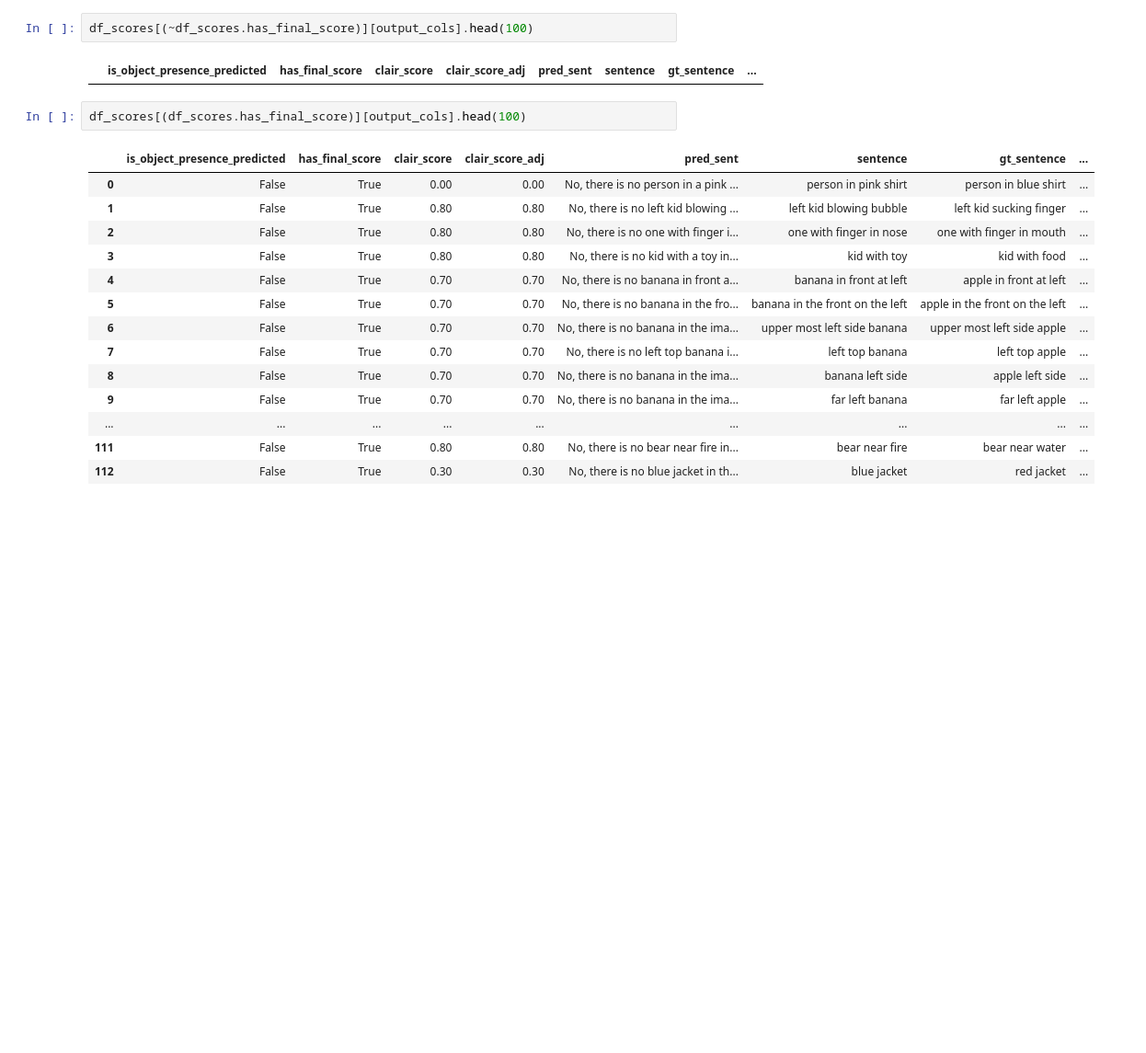
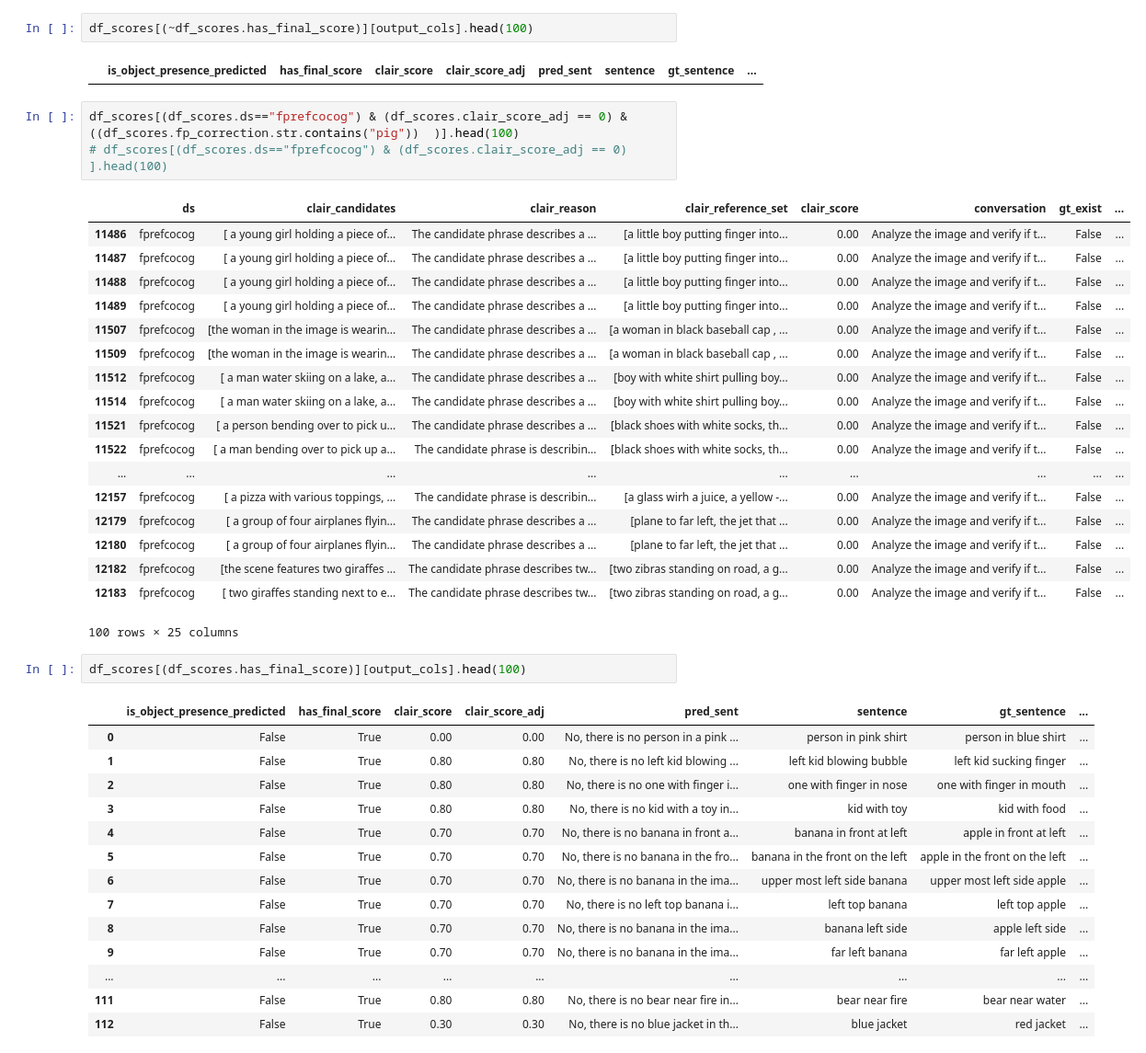
Before and after one commit to GiscardBiamby/cocobetter, a Jupyter notebook: PythonAPI/notebooks/inspect_clair_scores.ipynb, the cells around one changed output. Shown at 92% size. Cells and saved outputs as stored; diff of their text form; blank space fills up the shorter version.

```diff
--- a/PythonAPI/notebooks/inspect_clair_scores.ipynb
+++ b/PythonAPI/notebooks/inspect_clair_scores.ipynb
@@ -676,6 +676,28 @@ df_scores[~df_scores.has_fp_correction][output_cols].sort_values("clair_score_ad
 df_scores[(~df_scores.has_final_score)][output_cols].head(100)
 # %% [output]
 |  | is_object_presence_predicted | has_final_score | clair_score | clair_score_adj | pred_sent | sentence | gt_sentence | ... |
+# %%
+df_scores[(df_scores.ds=="fprefcocog") & (df_scores.clair_score_adj == 0) & ((df_scores.fp_correction.str.contains("pig"))  )].head(100)
+# df_scores[(df_scores.ds=="fprefcocog") & (df_scores.clair_score_adj == 0)  ].head(100)
+# %% [output]
+|  | ds | clair_candidates | clair_reason | clair_reference_set | clair_score | conversation | gt_exist | ... |
+| 11486 | fprefcocog | [ a young girl holding a piece of... | The candidate phrase describes a ... | [a little boy putting finger into... | 0.00 | Analyze the image and verify if t... | False | ... |
+| 11487 | fprefcocog | [ a young girl holding a piece of... | The candidate phrase describes a ... | [a little boy putting finger into... | 0.00 | Analyze the image and verify if t... | False | ... |
+| 11488 | fprefcocog | [ a young girl holding a piece of... | The candidate phrase describes a ... | [a little boy putting finger into... | 0.00 | Analyze the image and verify if t... | False | ... |
+| 11489 | fprefcocog | [ a young girl holding a piece of... | The candidate phrase describes a ... | [a little boy putting finger into... | 0.00 | Analyze the image and verify if t... | False | ... |
+| 11507 | fprefcocog | [the woman in the image is wearin... | The candidate phrase describes a ... | [a woman in black baseball cap , ... | 0.00 | Analyze the image and verify if t... | False | ... |
+| 11509 | fprefcocog | [the woman in the image is wearin... | The candidate phrase describes a ... | [a woman in black baseball cap , ... | 0.00 | Analyze the image and verify if t... | False | ... |
+| 11512 | fprefcocog | [ a man water skiing on a lake, a... | The candidate phrase describes a ... | [boy with white shirt pulling boy... | 0.00 | Analyze the image and verify if t... | False | ... |
+| 11514 | fprefcocog | [ a man water skiing on a lake, a... | The candidate phrase describes a ... | [boy with white shirt pulling boy... | 0.00 | Analyze the image and verify if t... | False | ... |
+| 11521 | fprefcocog | [ a person bending over to pick u... | The candidate phrase describes a ... | [black shoes with white socks, th... | 0.00 | Analyze the image and verify if t... | False | ... |
+| 11522 | fprefcocog | [ a man bending over to pick up a... | The candidate phrase is describin... | [black shoes with white socks, th... | 0.00 | Analyze the image and verify if t... | False | ... |
+| ... | ... | ... | ... | ... | ... | ... | ... | ... |
+| 12157 | fprefcocog | [ a pizza with various toppings, ... | The candidate phrase is describin... | [a glass wirh a juice, a yellow -... | 0.00 | Analyze the image and verify if t... | False | ... |
+| 12179 | fprefcocog | [ a group of four airplanes flyin... | The candidate phrase describes a ... | [plane to far left, the jet that ... | 0.00 | Analyze the image and verify if t... | False | ... |
+| 12180 | fprefcocog | [ a group of four airplanes flyin... | The candidate phrase describes a ... | [plane to far left, the jet that ... | 0.00 | Analyze the image and verify if t... | False | ... |
+| 12182 | fprefcocog | [the scene features two giraffes ... | The candidate phrase describes tw... | [two zibras standing on road, a g... | 0.00 | Analyze the image and verify if t... | False | ... |
+| 12183 | fprefcocog | [ two giraffes standing next to e... | The candidate phrase describes tw... | [two zibras standing on road, a g... | 0.00 | Analyze the image and verify if t... | False | ... |
+100 rows × 25 columns
 # %%
 df_scores[(df_scores.has_final_score)][output_cols].head(100)
 # %% [output]
```
Also changed, not shown: parts of 1 cell of this notebook, 1 other file.
